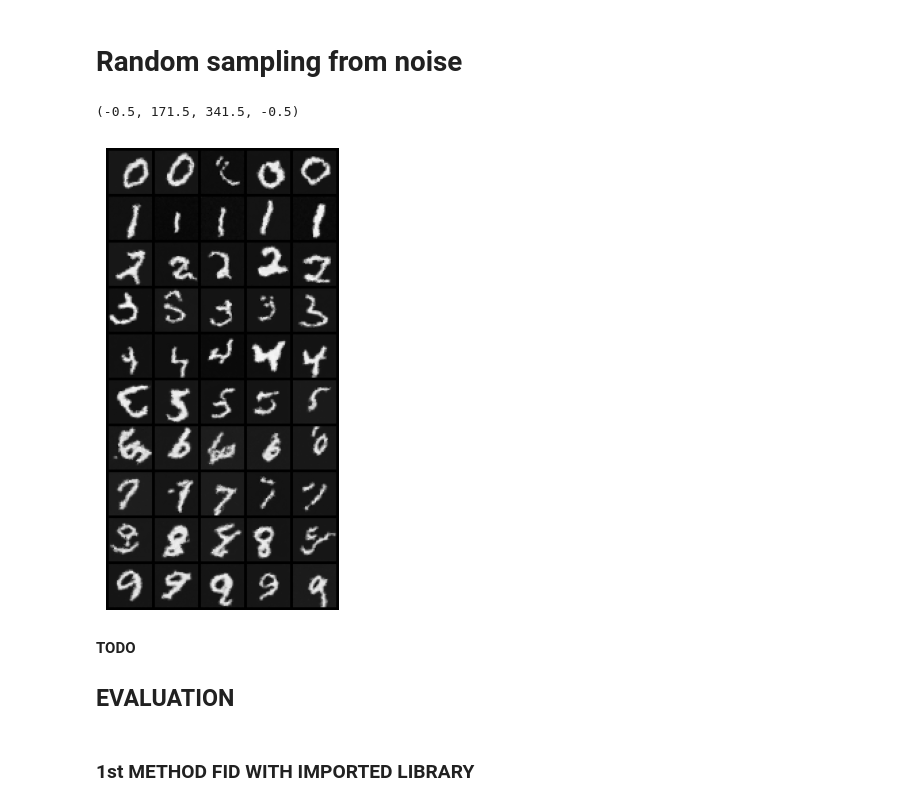
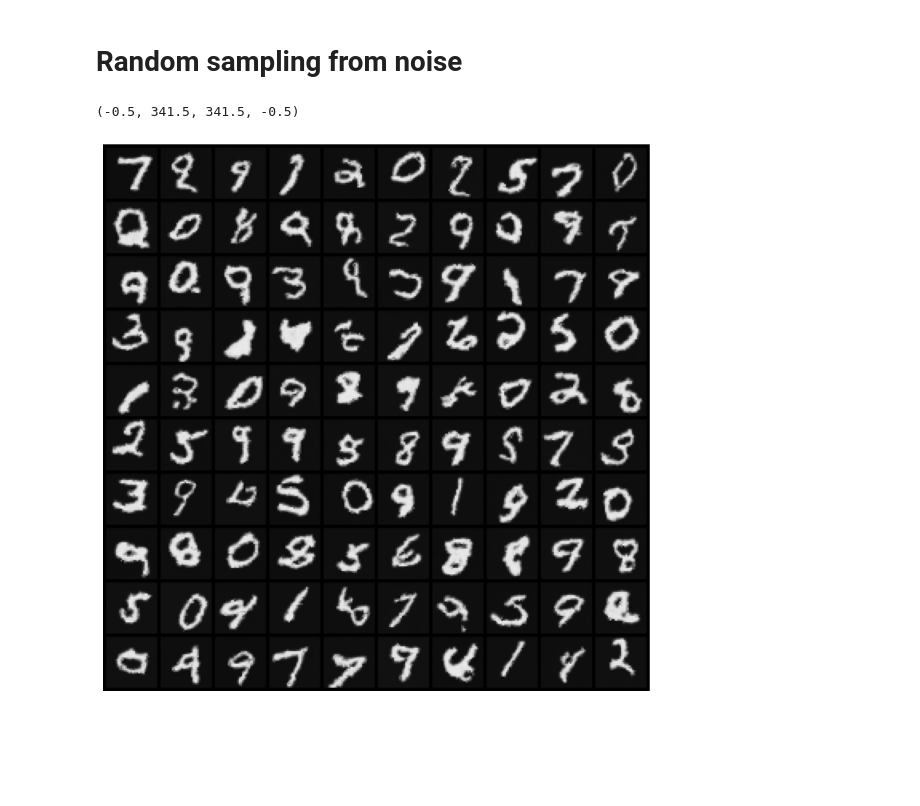
Before and after one commit to LeoItaly/DDPM-DL, a Jupyter notebook: Rasmus/DDPM_conditional_training.ipynb, the cells around one changed output. Drawn from its saved outputs; the diff is of its cells as text; code cells hidden in the pictures; blank space fills up the shorter version.

```diff
--- a/Rasmus/DDPM_conditional_training.ipynb
+++ b/Rasmus/DDPM_conditional_training.ipynb
@@ -87,7 +133,8 @@ class Linear_Variance_Scheduler:
     def ddpm_sampling(self, model, num_samples,sample_steps, channels, img_size, wanted_class=None):
         model.eval()
         model = model.to(self.device)
-        wanted_class = wanted_class.to(self.device)
+        if wanted_class is not None:
+            wanted_class = wanted_class.to(self.device)
         with torch.inference_mode():
             x = torch.randn((num_samples, channels, img_size, img_size)).to(self.device)
             collect = {}
@@ -98,7 +145,7 @@ class Linear_Variance_Scheduler:
                 if wanted_class is not None:
                     pred_noise = model(x, wanted_class,t)
                 else:
-                    pred_noise = model(x, t)
+                    pred_noise = model(x,None, t)
                 alphas = self.alphas[t][:, None, None, None]
                 alpha_bar = self.alpha_bar[t][:, None, None, None]
                 betas = self.betas[t][:, None, None, None]
@@ -410,8 +693,10 @@ from torchinfo import summary
 # SET-UP
 # %%
 
+
+
 ddpm = Linear_Variance_Scheduler(time_steps=1000, beta_start=0.0001, beta_end=0.02)
-model = CondUNet(t_emb_dim=256, num_classes=10, class_embedding_size=5).to(device)
+model = CondUNet2(t_emb_dim=256, num_classes=10, class_embedding_size=8).to(device)
 model = model.apply(initialize_weights)
 criterion = nn.MSELoss()
 optimizer = optim.Adam(model.parameters(), lr=0.0001)
@@ -522,24 +841,31 @@ for ax, s in zip(axis.ravel(), steps):
 # %%
 imgs = []
 step = 999
+
+# sampled_imgs, _ = ddpm.ddpm_sampling(model=model,
+#                                          num_samples=100,
+#                                          channels=1,
+#                                          sample_steps=[step],
+#                                          img_size=32,
+#                                          wanted_class=None)
+# imgs.append(sampled_imgs)
+
 for i in range(10):
     sampled_imgs, _ = ddpm.ddpm_sampling(model=model,
-                                         num_samples=5,
+                                         num_samples=32,
                                          channels=1,
                                          sample_steps=[step],
                                          img_size=32,
                                          wanted_class=torch.tensor([i], device='cuda'))
     imgs.append(sampled_imgs)
+# %%
+# flatten imgs
+imgs = torch.cat(imgs, dim=0)
 # %%
-grid = make_grid(imgs.detach().cpu(), nrow=5, normalize=True)
-plt.figure(figsize=(12, 6))
+grid = make_grid(imgs.detach().cpu(), nrow=10, normalize=True)
+plt.figure(figsize=(10, 12))  # Increase size here
 plt.imshow(grid.permute(1, 2, 0), cmap='gray')
 plt.axis(False)
 # %% [output]
-(-0.5, 171.5, 341.5, -0.5)
+(-0.5, 341.5, 341.5, -0.5)
-[figure, old version]
+[figure, new version]
-# %% [markdown]
-**TODO**
-## EVALUATION
-# %% [markdown]
-### 1st METHOD FID WITH IMPORTED LIBRARY
```
Also changed, not shown: parts of 49 cells of this notebook.
